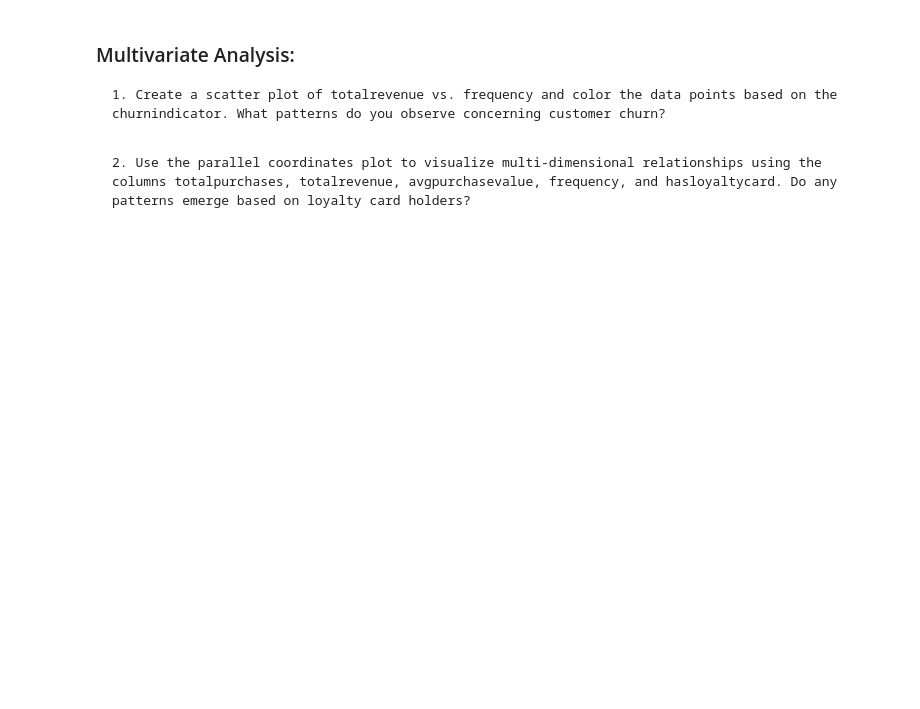
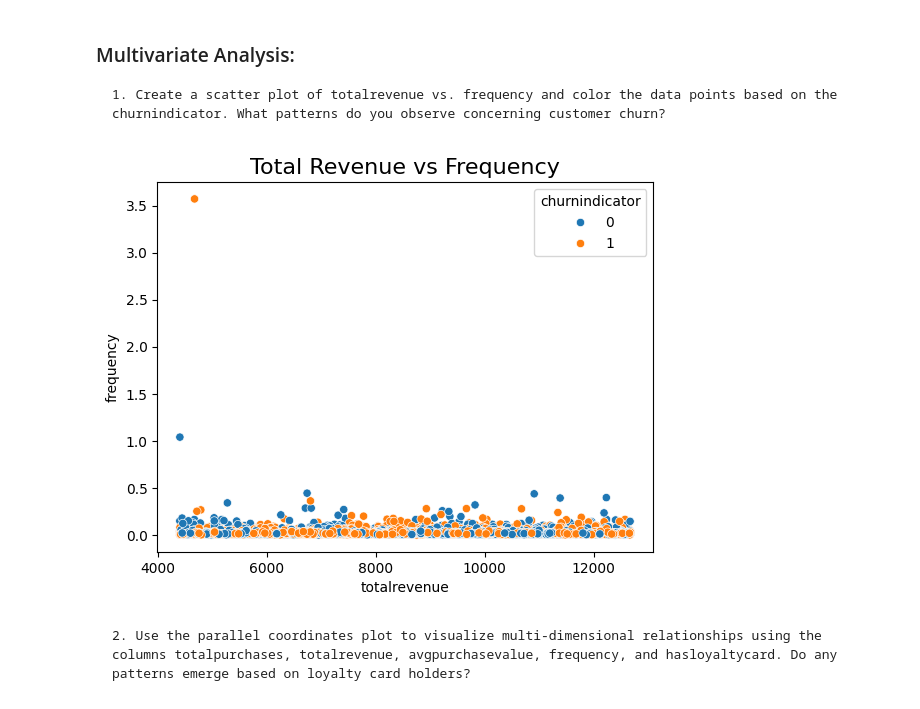
Before and after one commit to kaikesvieira/MarketingAnalytics, a Jupyter notebook: Project 4 - Customer Lifetime Value/customer_lifetime_value_code.ipynb, the cells around one changed output. Saved outputs shown, nothing was run; the diff lists cells and outputs as text; code cells hidden in the pictures; blank space fills up the shorter version.

```diff
--- a/Project 4 - Customer Lifetime Value/customer_lifetime_value_code.ipynb
+++ b/Project 4 - Customer Lifetime Value/customer_lifetime_value_code.ipynb
@@ -179,5 +225,11 @@ df['frequency'] = df['totalpurchases']/df['tenure']
 # %% [markdown]
 ### Multivariate Analysis:
     1. Create a scatter plot of totalrevenue vs. frequency and color the data points based on the churnindicator. What patterns do you observe concerning customer churn?
+# %%
+sns.scatterplot(data = df, x = "totalrevenue", y = "frequency", hue="churnindicator")
+plt.title("Total Revenue vs Frequency", fontsize=16)
+plt.show()
+# %% [output]
+[figure, added]
 # %% [markdown]
     2. Use the parallel coordinates plot to visualize multi-dimensional relationships using the columns totalpurchases, totalrevenue, avgpurchasevalue, frequency, and hasloyaltycard. Do any patterns emerge based on loyalty card holders?
```
Also changed, not shown: parts of 9 cells of this notebook.
